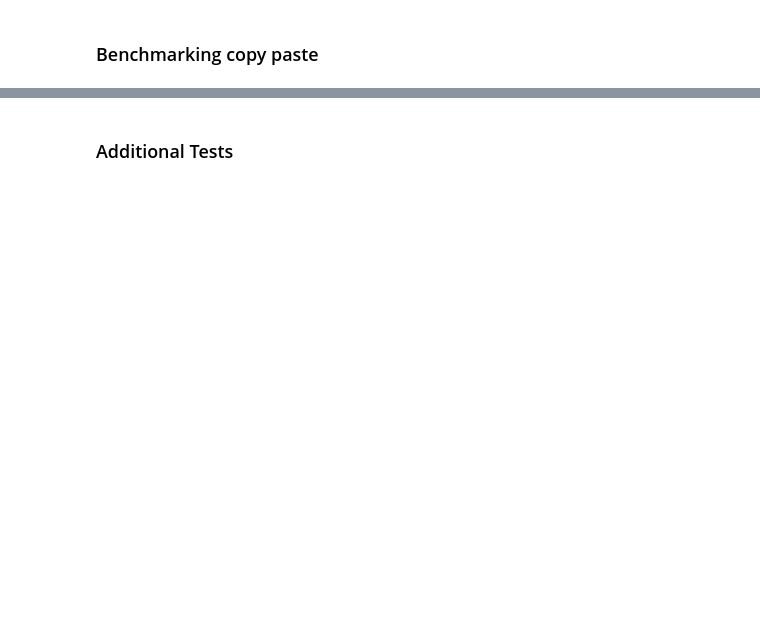
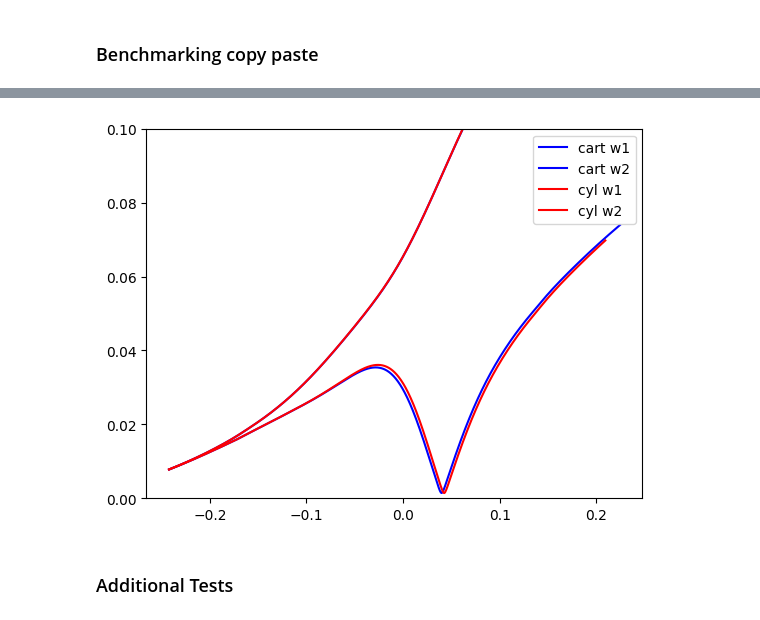
Before and after one commit to beam-tracing/Scotty, a Jupyter notebook: scotty/eduard_launch_and_BC_testfile.ipynb, the cells around one changed output, grey strips where cells are left out. Cells and saved outputs as stored; diff of their text form; code cells hidden in the pictures; blank space fills up the shorter version.

```diff
--- a/scotty/eduard_launch_and_BC_testfile.ipynb
+++ b/scotty/eduard_launch_and_BC_testfile.ipynb
@@ -1237,13 +1566,15 @@ print()
 # %%
-plt.plot(cart_w1[:], color="b", label="cart w1")
-plt.plot(cart_w2[:], color="b", label="cart w2")
+plt.plot(cart_arclength, cart_w1[:], color="b", label="cart w1")
+plt.plot(cart_arclength, cart_w2[:], color="b", label="cart w2")
 
 
-plt.plot(cyl_w1[:], color="r", label="cyl w1")
-plt.plot(cyl_w2[:], color="r", label="cyl w2")
-plt.ylim(0, 0.2)
+plt.plot(cyl_arclength, cyl_w1[:], color="r", label="cyl w1")
+plt.plot(cyl_arclength, cyl_w2[:], color="r", label="cyl w2")
+plt.ylim(0, 0.1)
 plt.legend()
 plt.show()
+# %% [output]
+[figure, added]
 # %% [markdown]
 ### Additional Tests
 # %%
```
Also changed, not shown: parts of 27 cells of this notebook, 7 other files.
